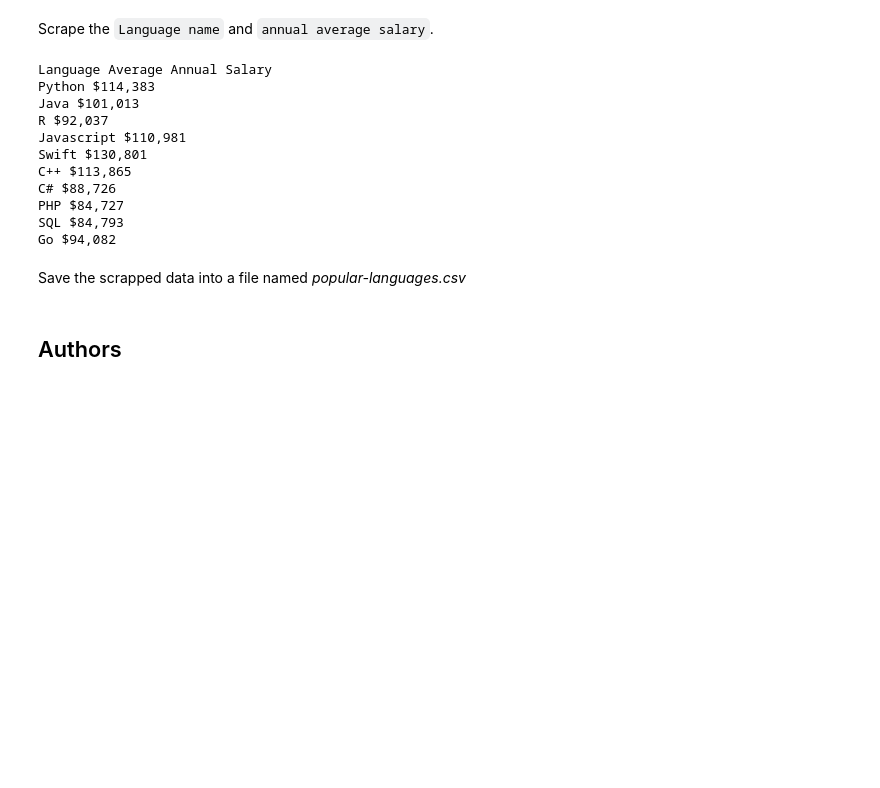
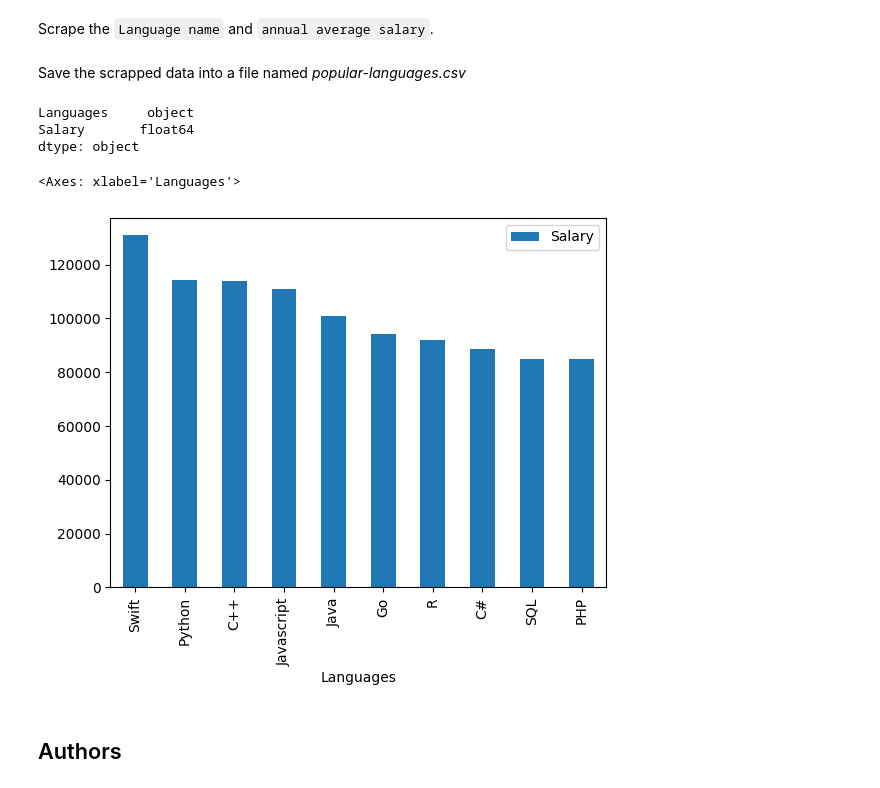
Before and after one commit to Avelazquez2/Data-Analysis-Courses, a Jupyter notebook: Capstone Project/Web-Scraping-Lab.ipynb, the cells around one changed output. Cells and saved outputs as stored; diff of their text form; code cells hidden in the pictures; blank space fills up the shorter version.

```diff
--- a/Capstone Project/Web-Scraping-Lab.ipynb
+++ b/Capstone Project/Web-Scraping-Lab.ipynb
@@ -46,28 +70,33 @@ table = soup.find('table') # in html table is represented by the tag <table>
 Scrape the `Language name` and `annual average salary`.
 # %%
 #your code goes here
+langs = []
+salaries = []
 for row in table.find_all('tr'): # in html table row is represented by the tag <tr>
     # Get all columns in each row.
     cols = row.find_all('td') # in html a column is represented by the tag <td>
     lang_name = cols[1].getText() # store the value in column 3 as color_name
     salary = cols[3].getText() # store the value in column 4 as color_code
-    print(lang_name, salary)
+    langs = langs + [lang_name]
+    salaries = salaries + [salary.replace(',', '').replace('$', '')]
+langs = langs[1:]
+salaries = salaries[1:]
+salary = [float(x) for x in salaries]
-# %% [output]
-Language Average Annual Salary
-Python $114,383
-Java $101,013
-R $92,037
-Javascript $110,981
-Swift $130,801
-C++ $113,865
-C# $88,726
-PHP $84,727
-SQL $84,793
-Go $94,082
 # %% [markdown]
 Save the scrapped data into a file named *popular-languages.csv*
 # %%
 # your code goes here
+lang_salary = pd.DataFrame({'Languages': langs, 'Salary': salary})
+lang_salary['Salary']
+# %% [output]
+Languages     object
+Salary       float64
+dtype: object
+# %%
+lang_salary.sort_values("Salary", ascending=False).plot(kind='bar', x='Languages', y ='Salary', )
+# %% [output]
+<Axes: xlabel='Languages'>
+[figure, added]
 # %% [markdown]
 ## Authors
 # %% [markdown]
```
Also changed, not shown: parts of 1 cell of this notebook, 3 other files.
